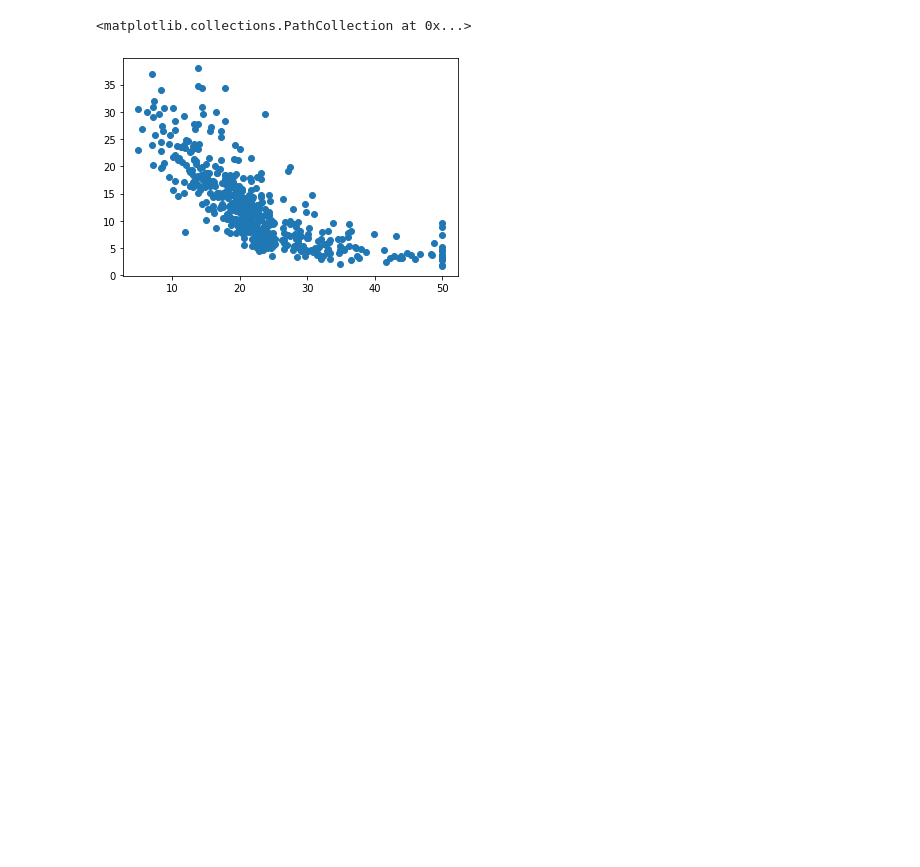
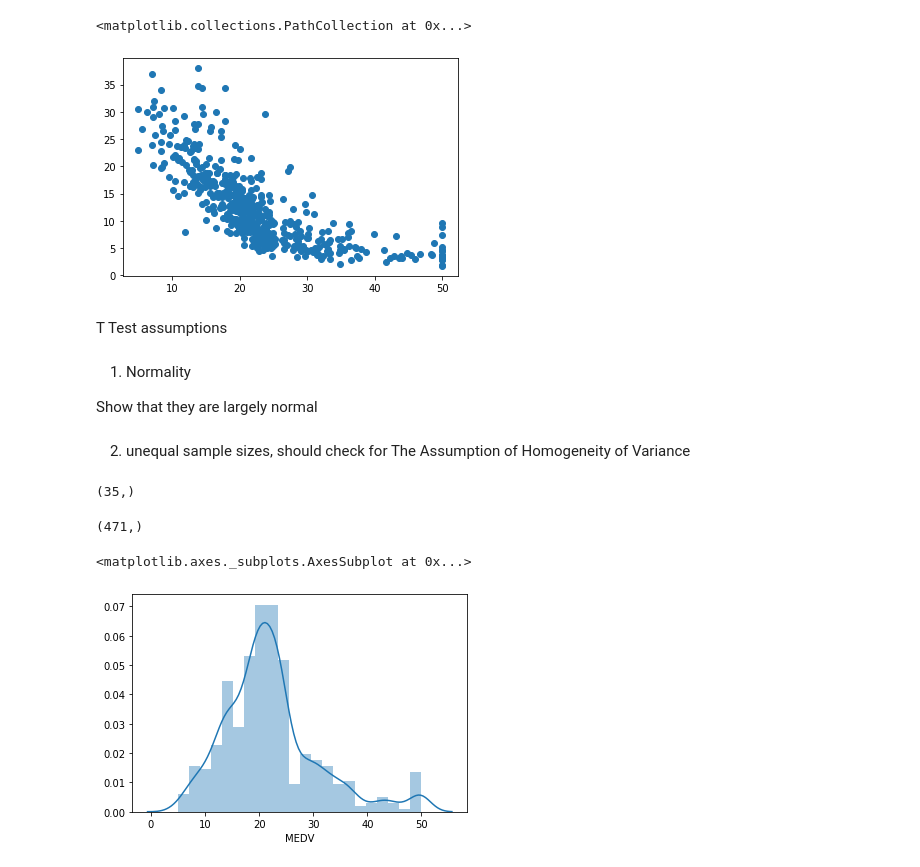
Before and after one commit to dermotkel/machine-learning, a Jupyter notebook: project.ipynb, the cells around one changed output. Cells and saved outputs as stored; diff of their text form; code cells hidden in the pictures; blank space fills up the shorter version.

```diff
--- a/project.ipynb
+++ b/project.ipynb
@@ -75,3 +67,24 @@ plt.scatter(x=bostonDF['MEDV'], y=bostonDF['LSTAT'])
 # %% [output]
 <matplotlib.collections.PathCollection at 0x...>
 [figure]
+# %% [markdown]
+T Test assumptions
+# %% [markdown]
+1. Normality
+
+Show that they are largely normal
+# %% [markdown]
+2. unequal sample sizes, should check for The Assumption of Homogeneity of Variance
+# %%
+bostonNear['CHAS'].shape
+# %% [output]
+(35,)
+# %%
+bostonFar['CHAS'].shape
+# %% [output]
+(471,)
+# %%
+sns.distplot(bostonFar['MEDV'])
+# %% [output]
+<matplotlib.axes._subplots.AxesSubplot at 0x...>
+[figure, added]
```
Also changed, not shown: parts of 15 cells of this notebook.
